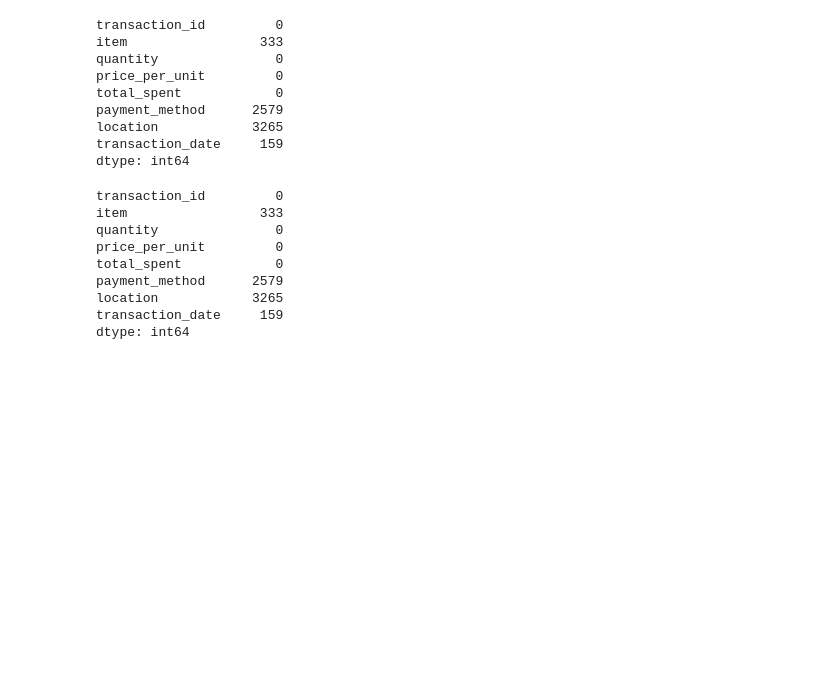
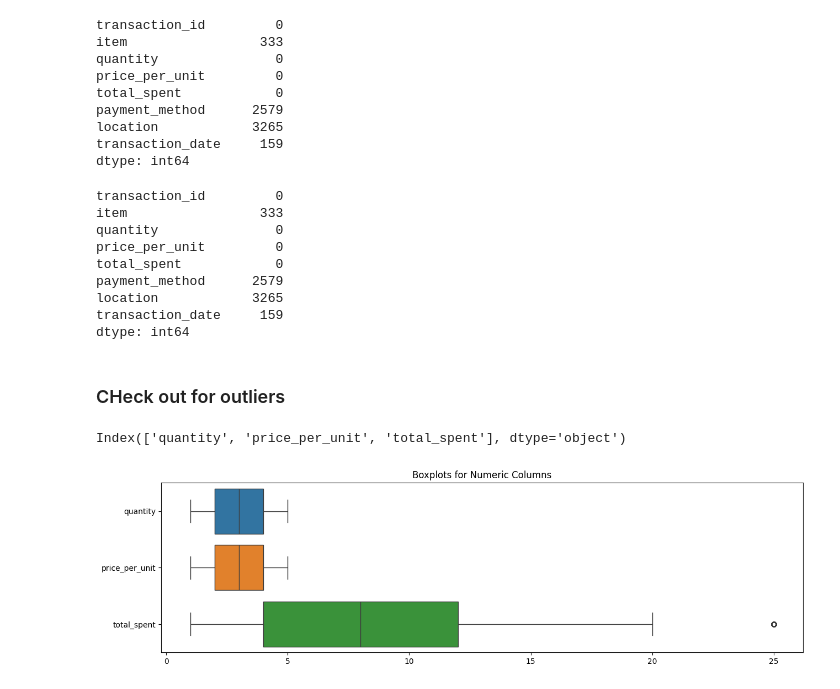
Before and after one commit to ikinoti/cafe_sales_data_cleaning, a Jupyter notebook: cafe_sales.ipynb, the cells around one changed output. Saved outputs shown, nothing was run; the diff lists cells and outputs as text; code cells hidden in the pictures; blank space fills up the shorter version.

Commit message:
checking outliers using boxplot

```diff
--- a/cafe_sales.ipynb
+++ b/cafe_sales.ipynb
@@ -237,3 +239,20 @@ payment_method      2579
 location            3265
 transaction_date     159
 dtype: int64
+# %% [markdown]
+### CHeck out for outliers
+# %%
+# use box lot visualization to detect outliers in your dataset
+
+# Select only flost and int data type in numerical columns
+numeric_cols = df_copy.select_dtypes(include=['float', 'int']).columns
+print(numeric_cols)
+
+# plot a boxplot
+plt.figure(figsize=(15, 4)) # define figure size
+sns.boxplot(data=df_copy[numeric_cols], orient='h') # for horizontal layout
+plt.title('Boxplots for Numeric Columns')
+plt.show()
+# %% [output]
+Index(['quantity', 'price_per_unit', 'total_spent'], dtype='object')
+[figure, added]
```
Also changed, not shown: parts of 2 cells of this notebook.
